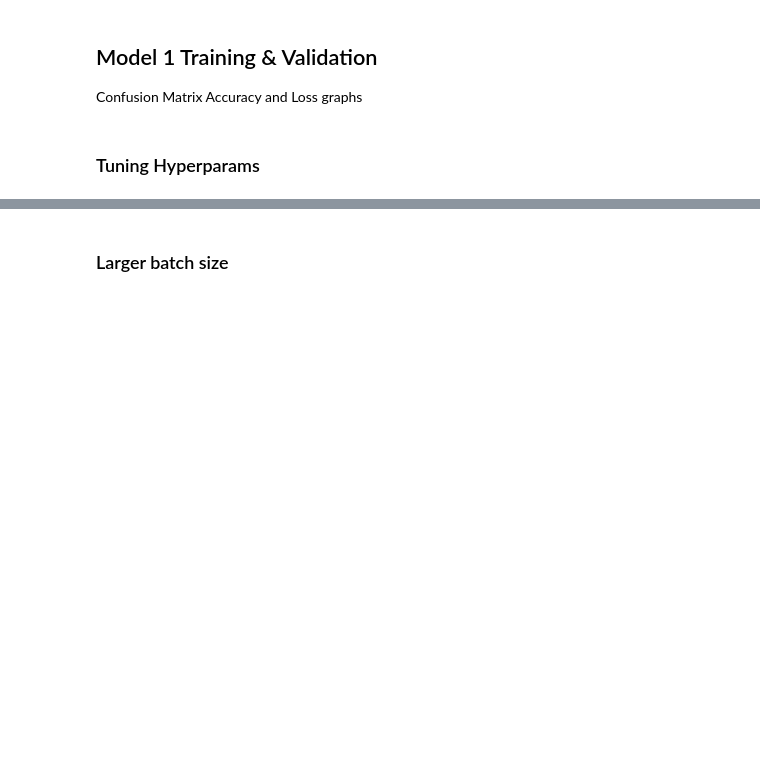
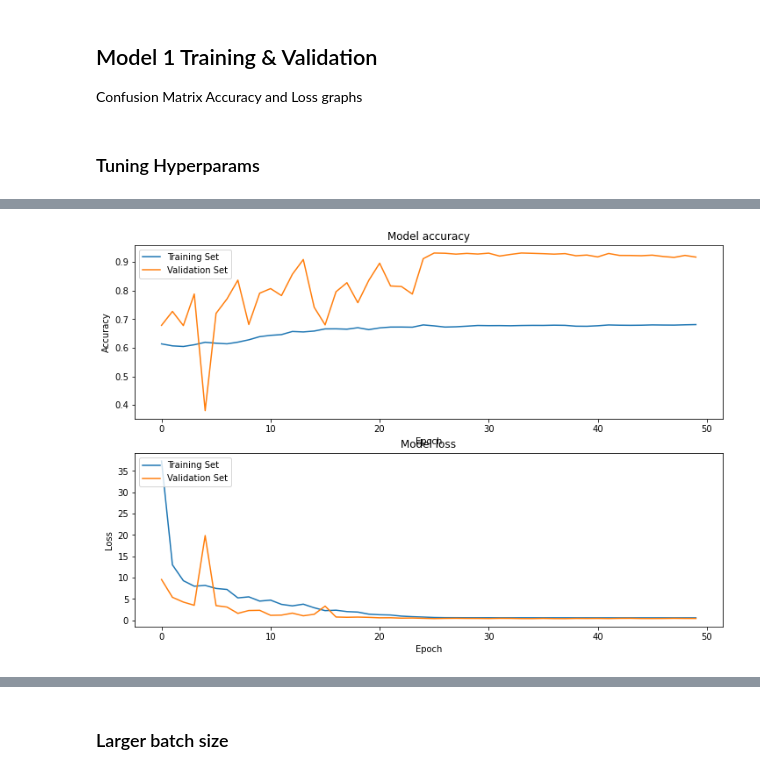
Before and after one commit to EvanaHolevas/going-concern-198, a Jupyter notebook: tf_bankruptcy.ipynb, the cells around one changed output, grey strips where cells are left out. Saved outputs shown, nothing was run; the diff lists cells and outputs as text; code cells hidden in the pictures; blank space fills up the shorter version.

```diff
--- a/tf_bankruptcy.ipynb
+++ b/tf_bankruptcy.ipynb
@@ -96,0 +124,15 @@ Handle the imbalanced data set by applying weights and undersampling.
+# %%
+from imblearn.over_sampling import RandomOverSampler
+from imblearn.under_sampling import RandomUnderSampler
+
+# Define the oversampling strategy
+oversample = RandomOverSampler(sampling_strategy=0.5)
+
+# Fit and apply the oversampling strategy to the training data
+X_train_oversampled, y_train_oversampled = oversample.fit_resample(X_train, y_train)
+
+# Define the undersampling strategy
+undersample = RandomUnderSampler(sampling_strategy=0.8)
+
+# Fit and apply the undersampling strategy to the training data
+X_train_undersampled, y_train_undersampled = undersample.fit_resample(X_train, y_train)
@@ -264,3 +326,21 @@ def plot_history(history):
     axs[1].legend(['Training Set', 'Validation Set'], loc='upper left')
 
     plt.show()
+# %%
+def bankruptcy_model_v4():
+    model = tf.keras.Sequential([
+        tf.keras.layers.Dense(18, activation='relu', input_shape=input_shape),
+        tf.keras.layers.Dense(9, activation='relu', input_shape=input_shape),
+        tf.keras.layers.Dense(1, activation='sigmoid'),
+    ])
+
+    model.compile(optimizer='adam',
+            loss=tf.keras.losses.BinaryCrossentropy(from_logits=False),
+            metrics=['accuracy'])
+    return model
+
+callbacks = [
+    tf.keras.callbacks.EarlyStopping(patience=6, monitor='val_loss'),
+    # tf.keras.callbacks.TensorBoard(log_dir='./logs'),
+    # tf.keras.callbacks.ModelCheckpoint(filepath='./best_model.h5', monitor='val_loss', save_best_only=True)
+]
@@ -326,3 +418,13 @@ Confusion Matrix
 Accuracy and Loss graphs
 # %% [markdown]
 ### Tuning Hyperparams
+# %%
+# adjusted learning rate
+model_over = bankruptcy_model_v4()
+history = model_over.fit(X_train_oversampled, y_train_oversampled,
+                    validation_data=(X_validate, y_validate),
+                    epochs=50,
+                    batch_size=32,
+                    # callbacks=callbacks,
+                    # class_weight=class_weight
+                    )
@@ -329,3 +449,7 @@ Accuracy and Loss graphs
+# %%
+plot_history(history)
+# %% [output]
+[figure, added]
 # %%
 # adjusted learning rate
 model = bankruptcy_model()
```
Also changed, not shown: parts of 24 cells of this notebook.
